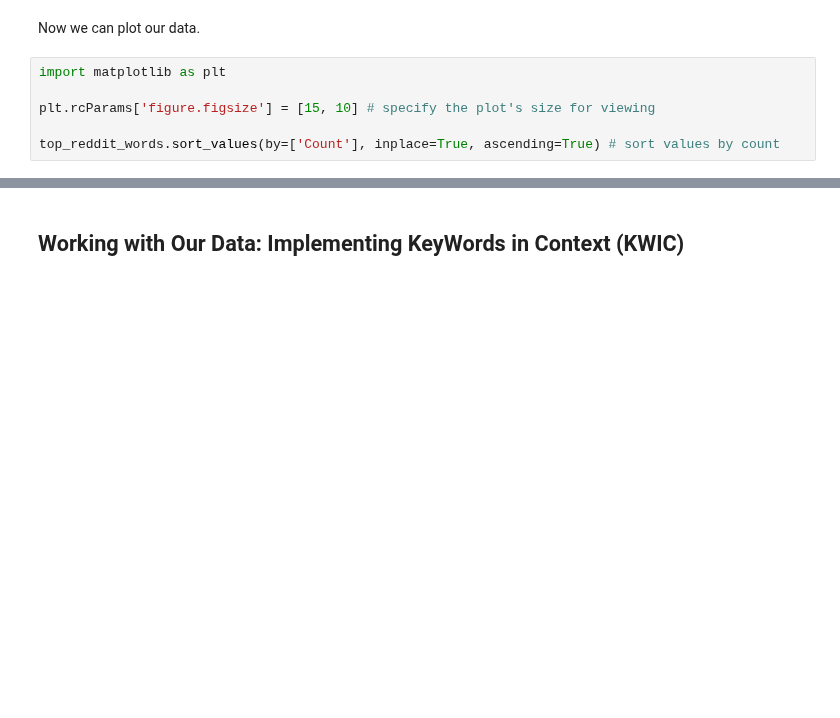
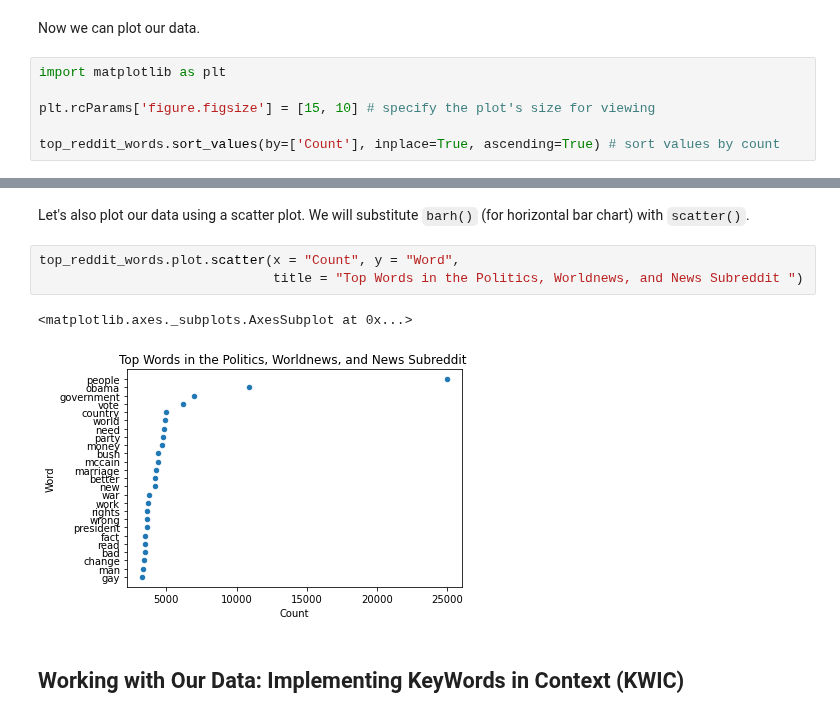
Before and after one commit to stephbuon/digital-history, a Jupyter notebook: hist3368-week4-access-data/hist3368-week4-access-data.ipynb, the cells around one changed output, grey strips where cells are left out. Cells and saved outputs as stored; diff of their text form; blank space fills up the shorter version.

```diff
--- a/hist3368-week4-access-data/hist3368-week4-access-data.ipynb
+++ b/hist3368-week4-access-data/hist3368-week4-access-data.ipynb
@@ -937,3 +945,11 @@ top_reddit_words.plot.barh(x = "Word", y = "Count", # visualize the count.
+# %% [markdown]
+Let's also plot our data using a scatter plot. We will substitute `barh()` (for horizontal bar chart) with `scatter()`.
+# %%
+top_reddit_words.plot.scatter(x = "Count", y = "Word",
+                              title = "Top Words in the Politics, Worldnews, and News Subreddit ")
+# %% [output]
+<matplotlib.axes._subplots.AxesSubplot at 0x...>
+[figure, added]
 # %% [markdown]
 ## Working with Our Data: Implementing KeyWords in Context (KWIC)
 # %% [markdown]
```
Also changed, not shown: parts of 4 cells of this notebook.
